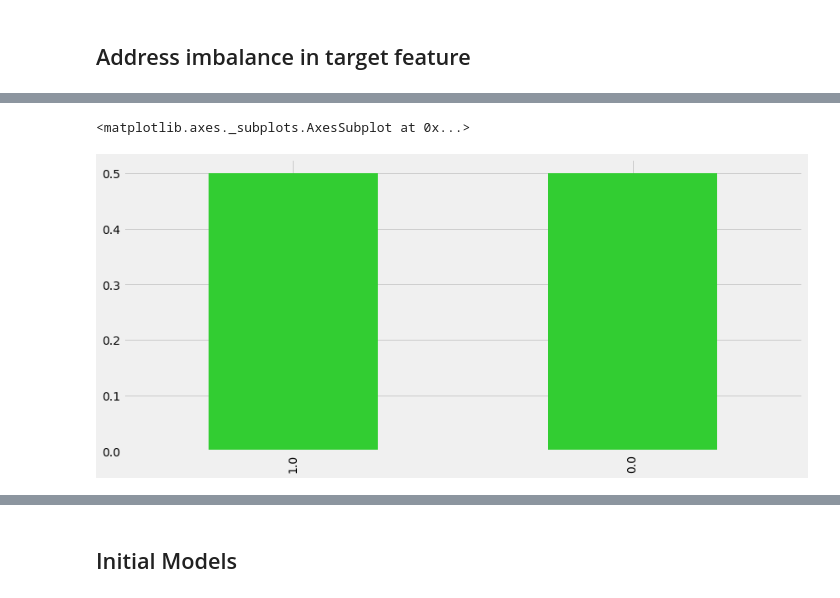
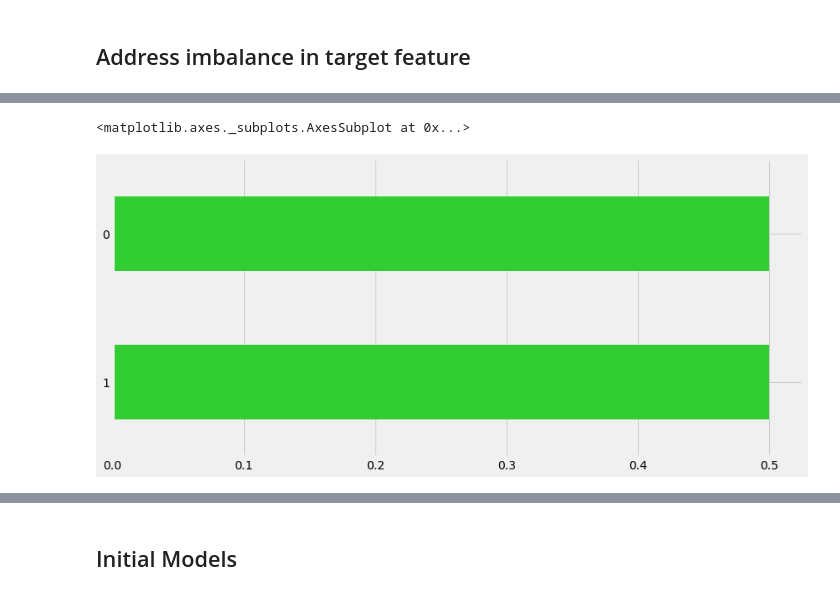
Before and after one commit to ArielJosephCohen/capstone, a Jupyter notebook: Notebook.ipynb, the cells around one changed output, grey strips where cells are left out. Saved outputs shown, nothing was run; the diff lists cells and outputs as text; code cells hidden in the pictures.

```diff
--- a/Notebook.ipynb
+++ b/Notebook.ipynb
@@ -652,8 +1067,10 @@ df_atg['fraud_reported']=df_atg.apply(assign_fraud_binary,axis=1)
 # %% [markdown]
 ## Train-Test-Split
 # %%
-X = df_atg.drop('fraud_reported',axis=1)
-y = df_atg.fraud_reported
+#X = df_atg.drop('fraud_reported',axis=1)
+X = x_and_y[importance]
+#y = df_atg.fraud_reported
+y = x_and_y.fraud_reported
 # %%
 from sklearn.model_selection import train_test_split
 # %%
@@ -670,3 +1087,6 @@ print(X_train.shape[0]==y_train.shape[0])
 Do shapes match?
 True
 True
+# %%
+for col in X_train:
+    X_train[col] = scaler.fit_transform(X_train[[col]])
@@ -756,5 +1172,5 @@ from sklearn.feature_selection import rfe
 # %% [markdown]
 ## Address imbalance in target feature
 # %%
-#training  = pd.concat([X_train, y_train], axis=1)
+training  = pd.concat([X_train, y_train], axis=1)
 # %%
@@ -764,5 +1180 @@ from sklearn.feature_selection import rfe
-# %%
-training  = pd.concat([X_train_pca, y_train_pca], axis=1)
-X_test=X_test_pca
-y_test=y_test_pca
 # %%
@@ -797,10 +1209,10 @@ upsampled.fraud_reported.value_counts()
 Name: fraud_reported, dtype: int64
 # %%
 plt.tight_layout()
-round(upsampled.fraud_reported.value_counts(normalize=True),2).plot(kind='bar',color='limegreen')
+round(upsampled.fraud_reported.value_counts(normalize=True),2).plot(kind='barh',color='limegreen')
 # %% [output]
 <matplotlib.axes._subplots.AxesSubplot at 0x...>
-[figure, old version]
+[figure, new version]
 # %%
 print(upsampled.shape)
 upsampled.head()
```
Also changed, not shown: parts of 199 cells of this notebook, 1 other file.
